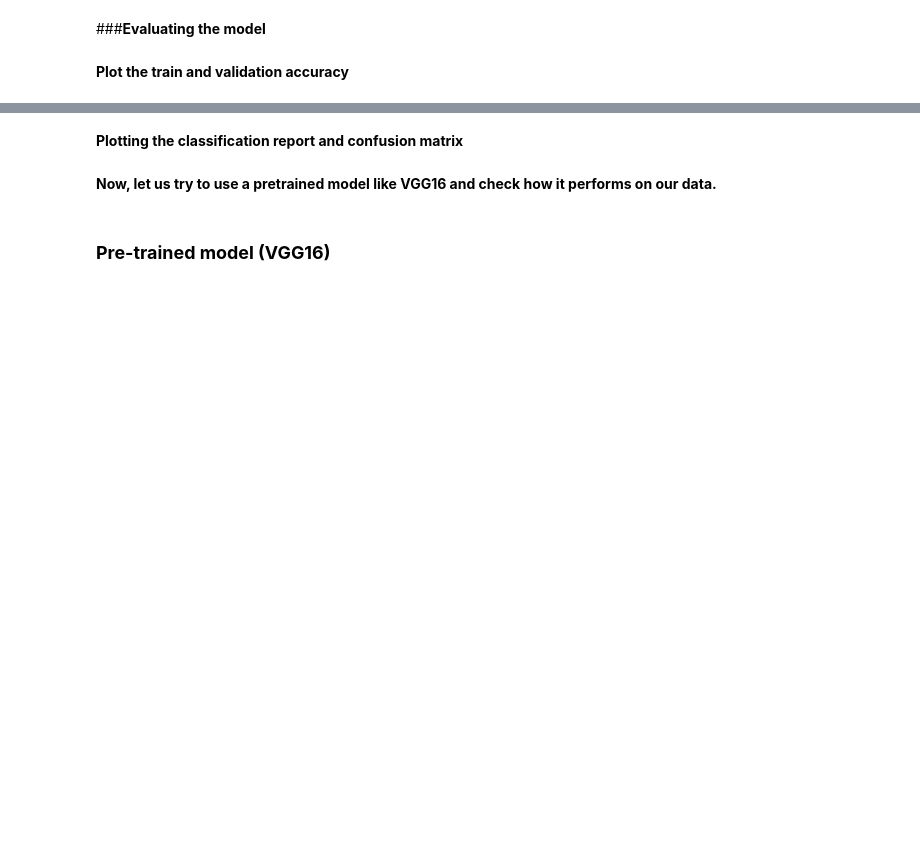
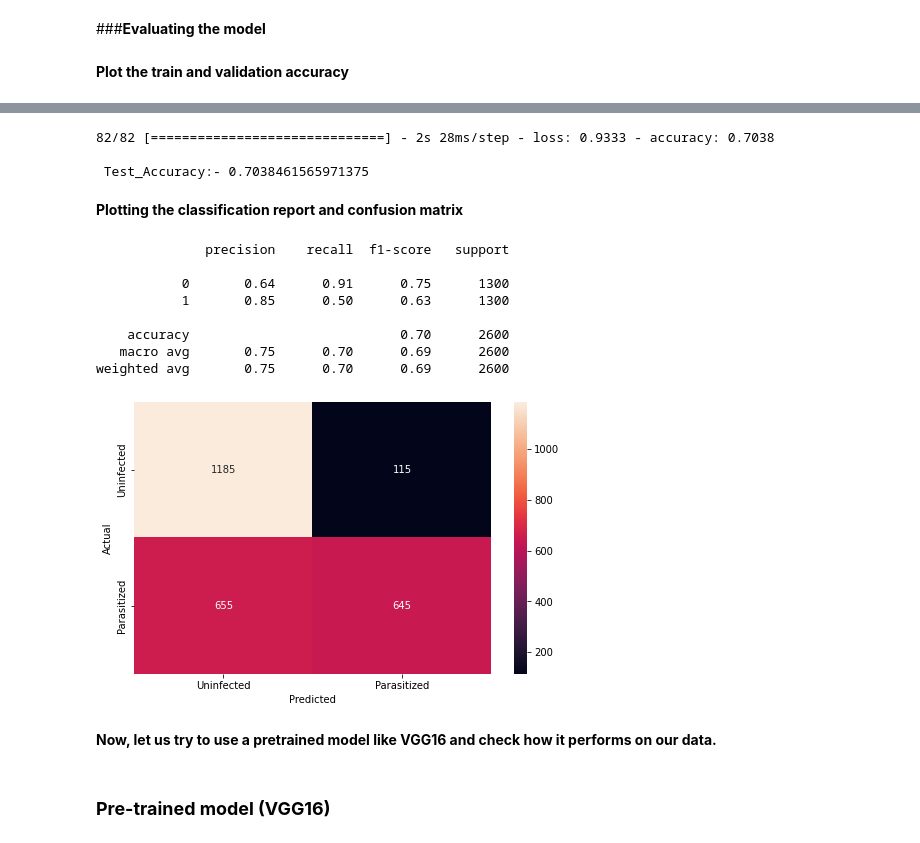
Before and after one commit to sunny722122/capitalstone_Proj_malaria_detection, a Jupyter notebook: Reference_Notebook_Milestone_2_Deep_Learning.ipynb, the cells around one changed output, grey strips where cells are left out. Drawn from its saved outputs; the diff is of its cells as text; code cells hidden in the pictures; blank space fills up the shorter version.

```diff
--- a/Reference_Notebook_Milestone_2_Deep_Learning.ipynb
+++ b/Reference_Notebook_Milestone_2_Deep_Learning.ipynb
@@ -832,10 +840,51 @@ plot_accuracy(_________)
 # %%
 # Evaluating the model on test data
-accuracy3 = _________.evaluate(________, ___________, verbose = 1)
+accuracy3 = model3.evaluate(test_images, test_labels, verbose = 1)
 
 print('\n', 'Test_Accuracy:-', accuracy3[1])
+# %% [output]
+82/82 [==============================] - 2s 28ms/step - loss: 0.9333 - accuracy: 0.7038
+
+ Test_Accuracy:- 0.7038461565971375
 # %% [markdown]
 <B>Plotting the classification report and confusion matrix
+# %%
+from sklearn.metrics import classification_report
+
+from sklearn.metrics import confusion_matrix
+
+pred = model3.predict(test_images)
+
+pred = np.argmax(pred, axis = 1)
+
+y_true = np.argmax(test_labels, axis = 1)
+
+# Printing the classification report
+print(classification_report(y_true, pred))
+
+# Plotting the heatmap using confusion matrix
+
+cm = confusion_matrix(y_true, pred)
+
+plt.figure(figsize = (8, 5))
+
+sns.heatmap(cm, annot = True,  fmt = '.0f', xticklabels = ['Uninfected', 'Parasitized'], yticklabels = ['Uninfected', 'Parasitized'])
+
+plt.ylabel('Actual')
+
+plt.xlabel('Predicted')
+
+plt.show()
+# %% [output]
+              precision    recall  f1-score   support
+
+           0       0.64      0.91      0.75      1300
+           1       0.85      0.50      0.63      1300
+
+    accuracy                           0.70      2600
+   macro avg       0.75      0.70      0.69      2600
+weighted avg       0.75      0.70      0.69      2600
+[figure, added]
 # %% [markdown]
 <b> Now, let us try to use a pretrained model like VGG16 and check how it performs on our data.
 # %% [markdown]
```
Also changed, not shown: parts of 20 cells of this notebook.
